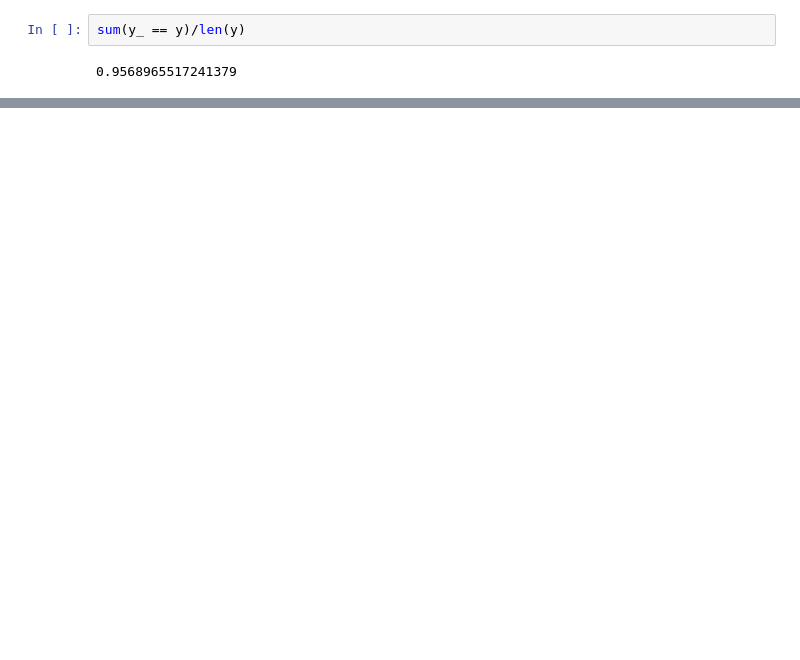
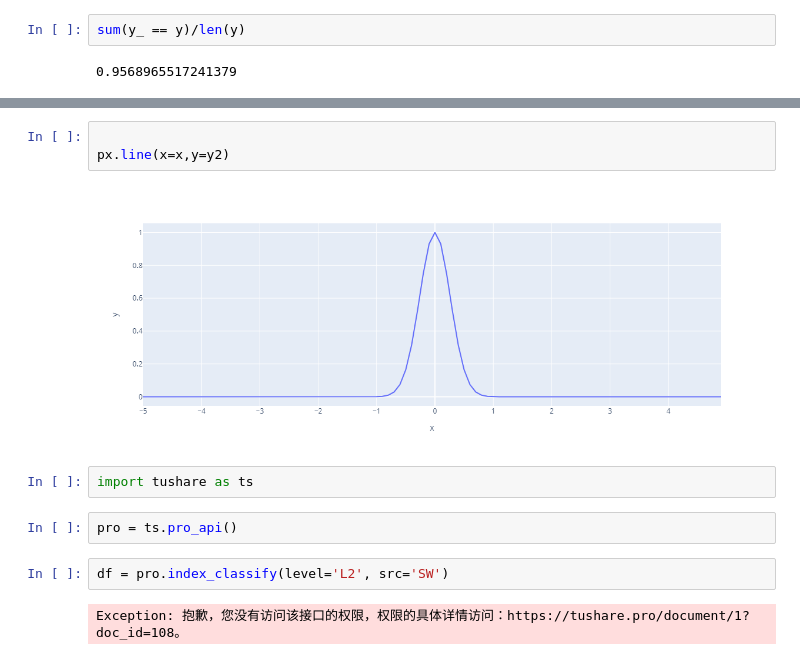
Before and after one commit to nju-luke/inves, a Jupyter notebook: analysis.ipynb, the cells around one changed output, grey strips where cells are left out. Drawn from its saved outputs; the diff is of its cells as text; blank space fills up the shorter version.

```diff
--- a/analysis.ipynb
+++ b/analysis.ipynb
@@ -189,0 +258,13 @@ sum(y_ == y)/len(y)
+# %%
+
+px.line(x=x,y=y2)
+# %% [output]
+[figure, added]
+# %%
+import tushare as ts
+# %%
+pro = ts.pro_api()
+# %%
+df = pro.index_classify(level='L2', src='SW')
+# %% [output]
+Exception: 抱歉，您没有访问该接口的权限，权限的具体详情访问：https://tushare.pro/document/1?doc_id=108。
```
Also changed, not shown: parts of 13 cells of this notebook, 3 other files.
